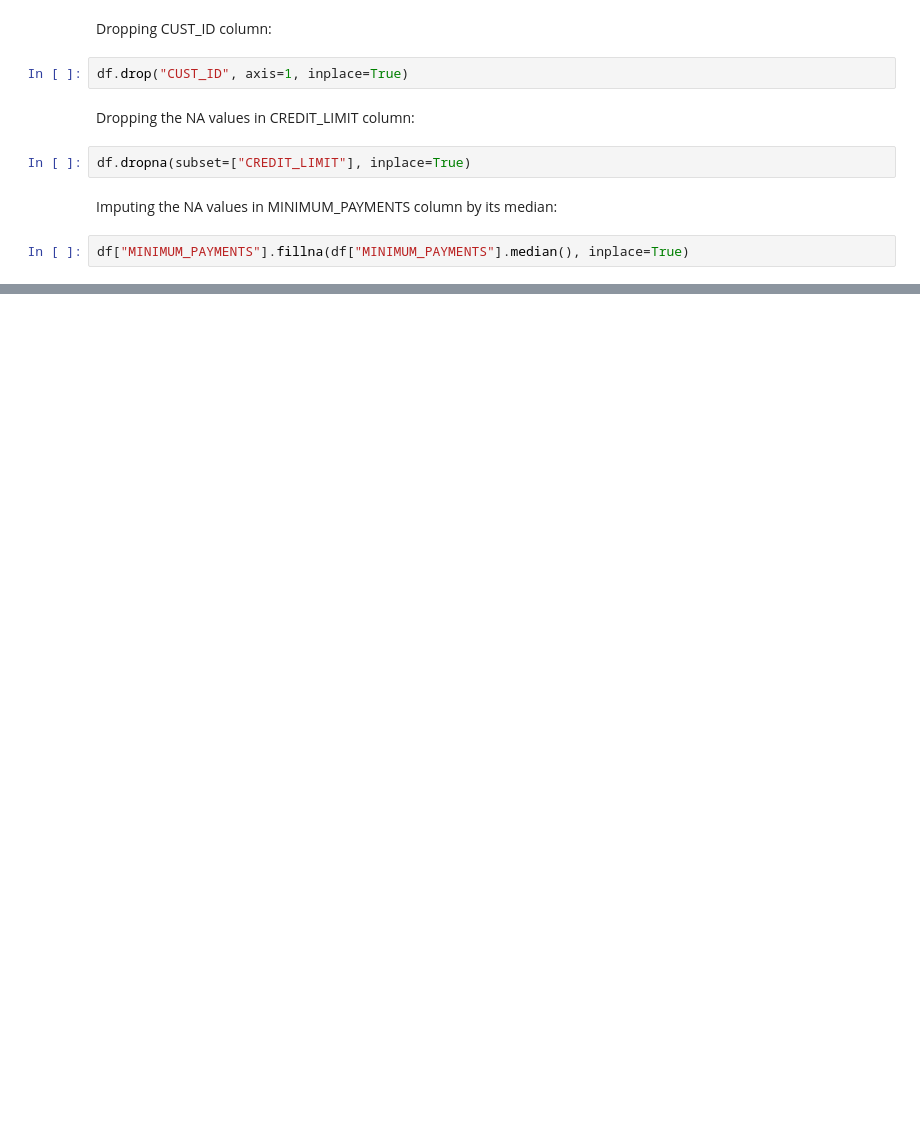
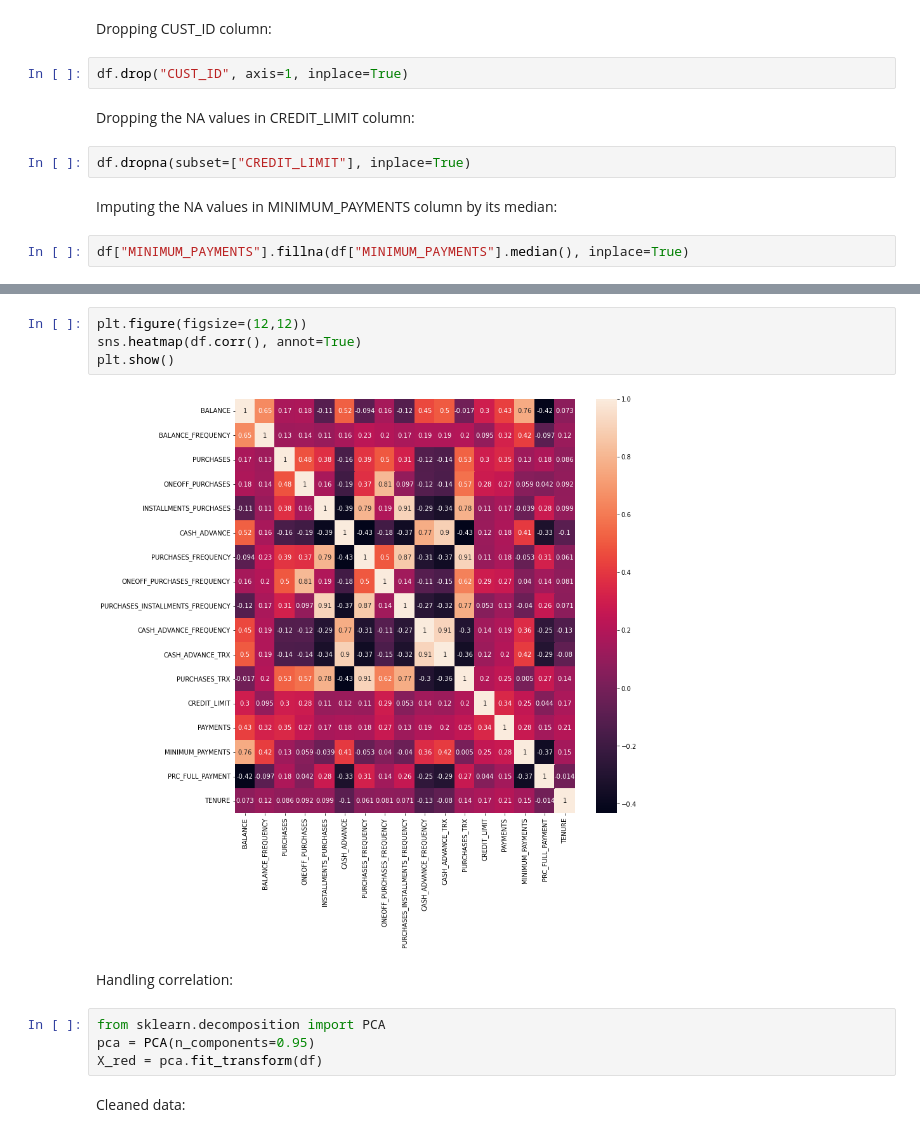
Before and after one commit to Pritam987/Credit-Card-Project, a Jupyter notebook: Code.iPYnb, the cells around one changed output, grey strips where cells are left out. Cells and saved outputs as stored; diff of their text form; blank space fills up the shorter version.

```diff
--- a/Code.iPYnb
+++ b/Code.iPYnb
@@ -85,0 +115,14 @@ df["MINIMUM_PAYMENTS"].fillna(df["MINIMUM_PAYMENTS"].median(), inplace=True)
+# %%
+plt.figure(figsize=(12,12))
+sns.heatmap(df.corr(), annot=True)
+plt.show()
+# %% [output]
+[figure, added]
+# %% [markdown]
+Handling correlation:
+# %%
+from sklearn.decomposition import PCA
+pca = PCA(n_components=0.95)
+X_red = pca.fit_transform(df)
+# %% [markdown]
+Cleaned data:
```
Also changed, not shown: parts of 7 cells of this notebook.
